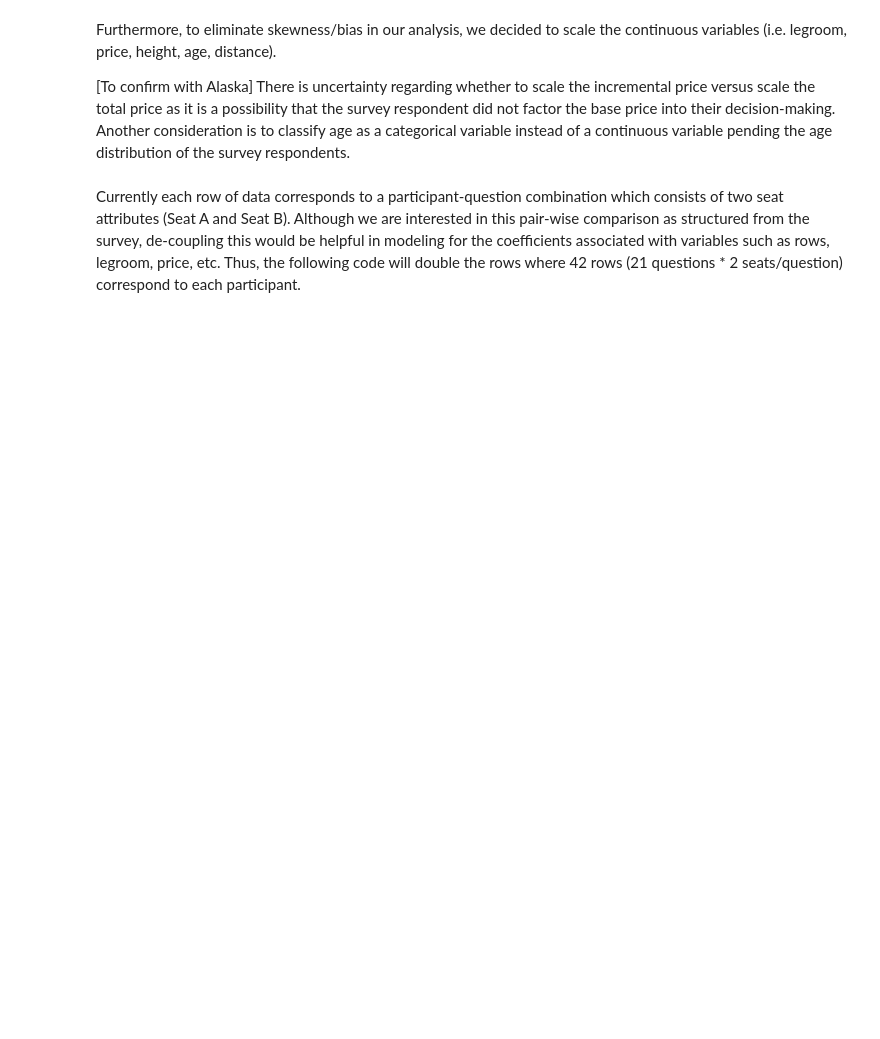
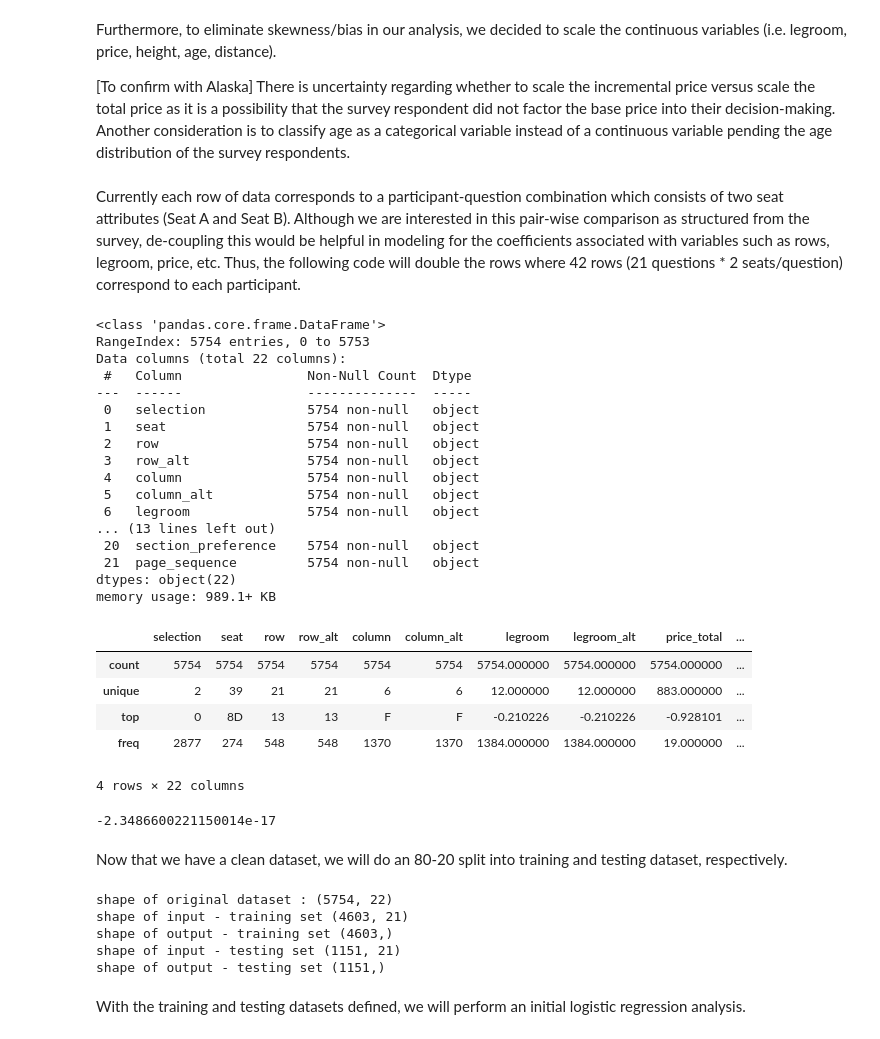
Before and after one commit to rwengstrom/AlaskaCapstone, a Jupyter notebook: Main.ipynb, the cells around one changed output. Drawn from its saved outputs; the diff is of its cells as text; code cells hidden in the pictures; blank space fills up the shorter version.

Commit message:
Training & testing split

```diff
--- a/Main.ipynb
+++ b/Main.ipynb
@@ -497,3 +497,58 @@ df_clean = df_clean2[['selection','seat','row','row_alt','column','column_alt','
                       'section_preference','page_sequence']]
 # %%
 df_clean.to_csv('seatsurvey_clean2.csv', header=True)
+# %%
+df_clean.info()
+df_clean.describe()
+# %% [output]
+<class 'pandas.core.frame.DataFrame'>
+RangeIndex: 5754 entries, 0 to 5753
+Data columns (total 22 columns):
+ #   Column                Non-Null Count  Dtype
+---  ------                --------------  -----
+ 0   selection             5754 non-null   object
+ 1   seat                  5754 non-null   object
+ 2   row                   5754 non-null   object
+ 3   row_alt               5754 non-null   object
+ 4   column                5754 non-null   object
+ 5   column_alt            5754 non-null   object
+ 6   legroom               5754 non-null   object
+... (13 lines left out)
+ 20  section_preference    5754 non-null   object
+ 21  page_sequence         5754 non-null   object
+dtypes: object(22)
+memory usage: 989.1+ KB
+|  | selection | seat | row | row_alt | column | column_alt | legroom | legroom_alt | price_total | ... |
+| count | 5754 | 5754 | 5754 | 5754 | 5754 | 5754 | 5754.000000 | 5754.000000 | 5754.000000 | ... |
+| unique | 2 | 39 | 21 | 21 | 6 | 6 | 12.000000 | 12.000000 | 883.000000 | ... |
+| top | 0 | 8D | 13 | 13 | F | F | -0.210226 | -0.210226 | -0.928101 | ... |
+| freq | 2877 | 274 | 548 | 548 | 1370 | 1370 | 1384.000000 | 1384.000000 | 19.000000 | ... |
+4 rows × 22 columns
+# %%
+print(df_clean['price_increase'].mean())
+# %% [output]
+-2.3486600221150014e-17
+# %% [markdown]
+Now that we have a clean dataset, we will do an 80-20 split into training and testing dataset, respectively.
+# %%
+# Define output variable
+y = df_clean.selection
+# Drop output variable from dataset to form input vector
+x = df_clean.drop('selection', axis=1)
+
+# Use sklearn function train_test_split() to performa an 80-20 split
+x_train, x_test, y_train, y_test = train_test_split(x,y,test_size = 0.2)
+# Verify shape of different sets
+print("shape of original dataset :",df_clean.shape)
+print("shape of input - training set", x_train.shape)
+print("shape of output - training set", y_train.shape)
+print("shape of input - testing set", x_test.shape)
+print("shape of output - testing set", y_test.shape)
+# %% [output]
+shape of original dataset : (5754, 22)
+shape of input - training set (4603, 21)
+shape of output - training set (4603,)
+shape of input - testing set (1151, 21)
+shape of output - testing set (1151,)
+# %% [markdown]
+With the training and testing datasets defined, we will perform an initial logistic regression analysis.
```
Also changed, not shown: parts of 3 cells of this notebook, 1 other file.
